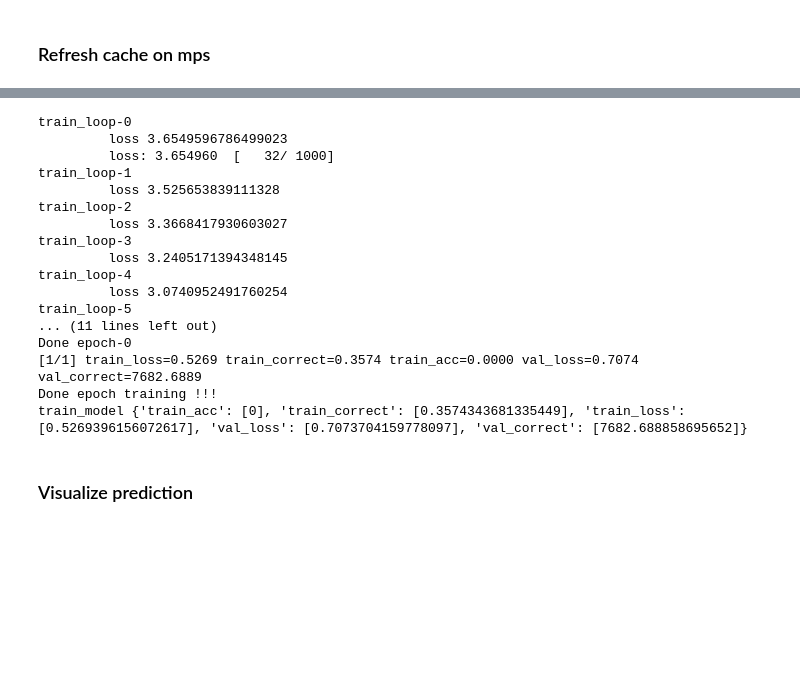
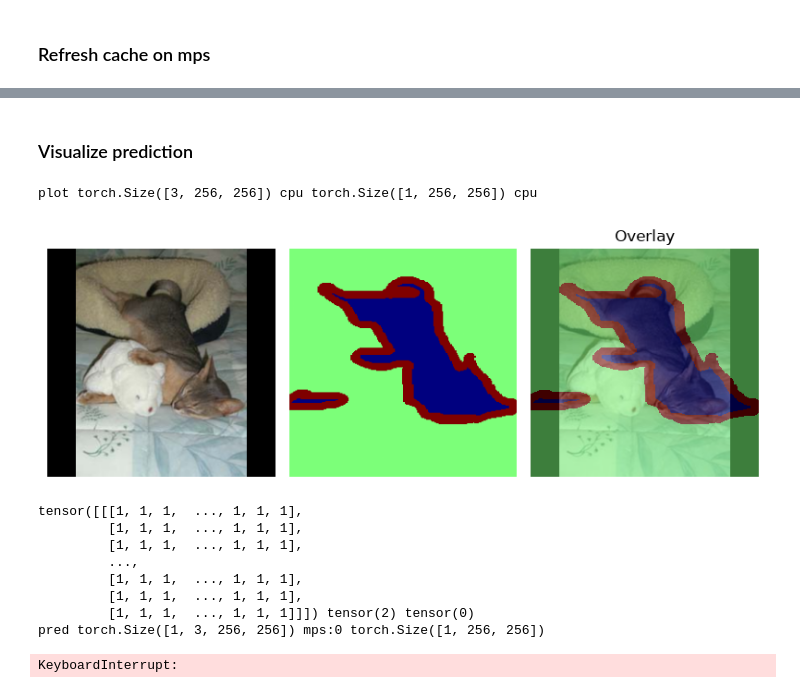
Before and after one commit to undying-monk/dl-labs, a Jupyter notebook: src/segmentation/u_net/notebook.ipynb, the cells around one changed output, grey strips where cells are left out. Cells and saved outputs as stored; diff of their text form; code cells hidden in the pictures; blank space fills up the shorter version.

```diff
--- a/src/segmentation/u_net/notebook.ipynb
+++ b/src/segmentation/u_net/notebook.ipynb
@@ -51,7 +48,10 @@ plot_segmentation(image,target)
 # %% [markdown]
 ### Training model
 # %%
-num_classes = 37 # 37 breeds of dog and cat
+num_classes = 3 # 37 breeds of dog and cat
+# Class 0: Pet / Foreground (The animal's body)
+# Class 1: Background (Surrounding environment like grass, carpet, or walls)
+# Class 2: Contour / Border (The outline area where the animal meets the background)
 learning_rate = 1e-3
 weight_decay = 1e-4
 epochs = 3 # use small epochs for transfer learning
@@ -82,5 +80,5 @@ gc.collect()
 # %%
-epochs = 1 # use small epochs for transfer learning
+epochs = 3 # use small epochs for transfer learning
 history = train_model(
     epochs, model, train_dataloader, val_dataloader, loss_fn, optimizer, scheduler,
     batch_size, num_classes, device,
@@ -89,22 +87,4 @@ history = train_model(
     resume=True,
 )
 print("train_model", history)
-# %% [output]
-train_loop-0
-         loss 3.6549596786499023
-         loss: 3.654960  [   32/ 1000]
-train_loop-1
-         loss 3.525653839111328
-train_loop-2
-         loss 3.3668417930603027
-train_loop-3
-         loss 3.2405171394348145
-train_loop-4
-         loss 3.0740952491760254
-train_loop-5
-... (11 lines left out)
-Done epoch-0
-[1/1] train_loss=0.5269 train_correct=0.3574 train_acc=0.0000 val_loss=0.7074 val_correct=7682.6889
-Done epoch training !!!
-train_model {'train_acc': [0], 'train_correct': [0.3574343681335449], 'train_loss': [0.5269396156072617], 'val_loss': [0.7073704159778097], 'val_correct': [7682.688858695652]}
 # %%
@@ -129,8 +109,25 @@ print(f"Checkpoint successfully saved to {checkpoint_path}")
 ### Visualize prediction
 # %%
 image, target = test_dataset[5]
+print("plot", image.shape, image.device, target.shape, target.device)
 plot_segmentation(image,target)
+print(target, torch.max(target), torch.min(target))
 
-# pred = model(image)
-# plot_segmentation(image,pred)
-# print("target shape:", pred.shape)
+img = image.reshape(-1, *image.shape).to(device) # [256,256,3] => [1,256,256,3]
+pred = model(img)
+pred_class_id = torch.argmax(pred, dim=1)
+print("pred", pred.shape, pred.device, pred_class_id.shape)
+plot_segmentation(image,pred_class_id.detach().cpu())
+print(pred_class_id)
+# %% [output]
+plot torch.Size([3, 256, 256]) cpu torch.Size([1, 256, 256]) cpu
+[figure, added]
+tensor([[[1, 1, 1,  ..., 1, 1, 1],
+         [1, 1, 1,  ..., 1, 1, 1],
+         [1, 1, 1,  ..., 1, 1, 1],
+         ...,
+         [1, 1, 1,  ..., 1, 1, 1],
+         [1, 1, 1,  ..., 1, 1, 1],
+         [1, 1, 1,  ..., 1, 1, 1]]]) tensor(2) tensor(0)
+pred torch.Size([1, 3, 256, 256]) mps:0 torch.Size([1, 256, 256])
+KeyboardInterrupt:
```
Also changed, not shown: parts of 6 cells of this notebook, 3 other files.
